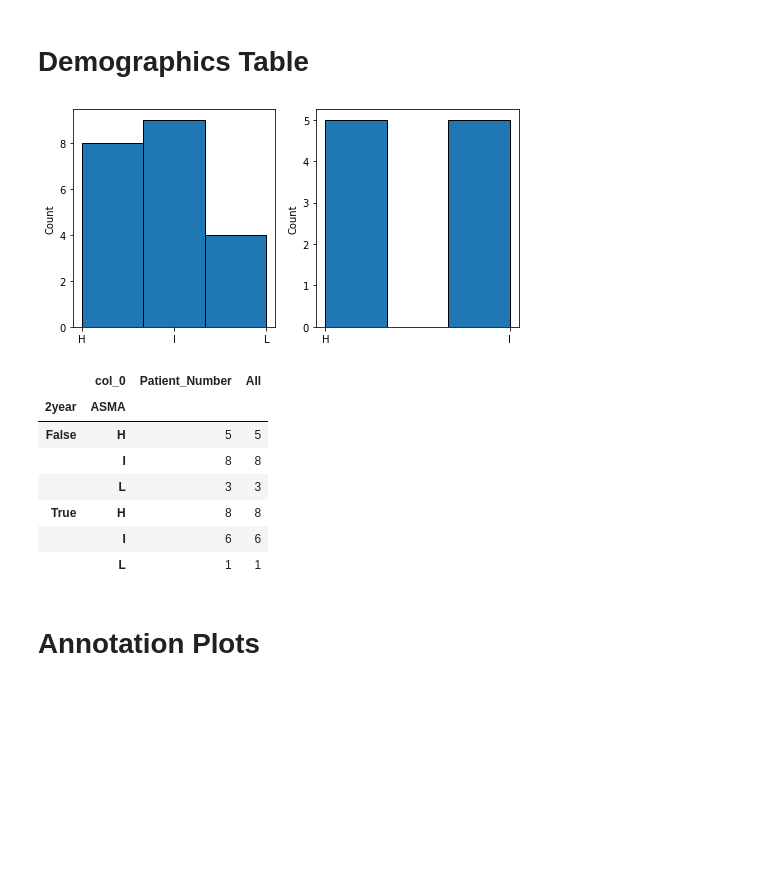
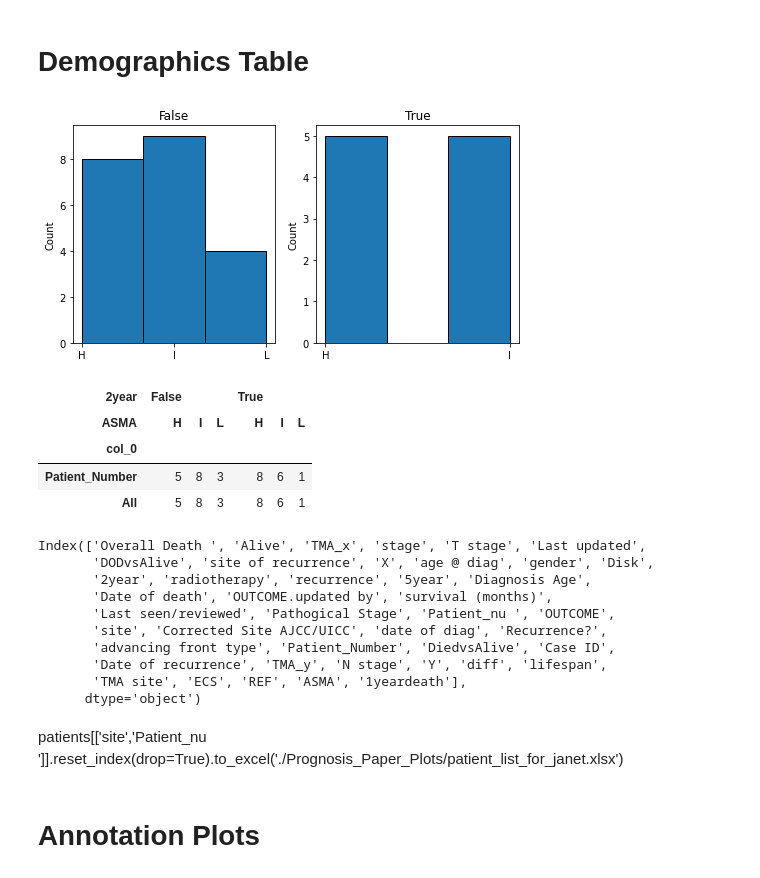
Before and after one commit to c-whitley/PHD, a Jupyter notebook: Prognosis_Plots.ipynb, the cells around one changed output. Cells and saved outputs as stored; diff of their text form; code cells hidden in the pictures; blank space fills up the shorter version.

```diff
--- a/Prognosis_Plots.ipynb
+++ b/Prognosis_Plots.ipynb
@@ -104,23 +104,36 @@ for marg, pred_name in zip([True, True], ['1yeardeath', '2year']):
 # %%
 fig, axes = plt.subplots(ncols=2, figsize=(8,4))
 
 for ax, (name, df) in zip(axes, patients.groupby('1yeardeath')):
 
     df.sort_values(by='ASMA')['ASMA'].hist(ax=ax, bins=3, edgecolor='black', grid=False, histtype='barstacked', rwidth=1.0)
     ax.set_ylabel('Count')
+    ax.set_title(name)
 # %% [output]
-[figure, old version]
+[figure, new version]
 # %%
-pd.crosstab(index=[patients['2year'], patients['ASMA']], columns='Patient_Number', aggfunc=len, values=patients['1yeardeath'], margins=True).iloc[:-1,:]
+pd.crosstab(index=[patients['2year'], patients['ASMA']], columns='Patient_Number', aggfunc=len, values=patients['1yeardeath'], margins=True).iloc[:-1,:].T
 # %% [output]
-|  | col_0 | Patient_Number | All |
-| 2year | ASMA |  |  |
-| False | H | 5 | 5 |
-|  | I | 8 | 8 |
-|  | L | 3 | 3 |
-| True | H | 8 | 8 |
-|  | I | 6 | 6 |
-|  | L | 1 | 1 |
+| 2year | False |  |  | True |  |  |
+| ASMA | H | I | L | H | I | L |
+| col_0 |  |  |  |  |  |  |
+| Patient_Number | 5 | 8 | 3 | 8 | 6 | 1 |
+| All | 5 | 8 | 3 | 8 | 6 | 1 |
+# %%
+patients.columns
+# %% [output]
+Index(['Overall Death ', 'Alive', 'TMA_x', 'stage', 'T stage', 'Last updated',
+       'DODvsAlive', 'site of recurrence', 'X', 'age @ diag', 'gender', 'Disk',
+       '2year', 'radiotherapy', 'recurrence', '5year', 'Diagnosis Age',
+       'Date of death', 'OUTCOME.updated by', 'survival (months)',
+       'Last seen/reviewed', 'Pathogical Stage', 'Patient_nu ', 'OUTCOME',
+       'site', 'Corrected Site AJCC/UICC', 'date of diag', 'Recurrence?',
+       'advancing front type', 'Patient_Number', 'DiedvsAlive', 'Case ID',
+       'Date of recurrence', 'TMA_y', 'N stage', 'Y', 'diff', 'lifespan',
+       'TMA site', 'ECS', 'REF', 'ASMA', '1yeardeath'],
+      dtype='object')
+# %% [markdown]
+patients[['site','Patient_nu ']].reset_index(drop=True).to_excel('./Prognosis_Paper_Plots/patient_list_for_janet.xlsx')
 # %% [markdown]
 # Annotation Plots
 # %%
```
Also changed, not shown: parts of 11 cells of this notebook, 28 other files.
